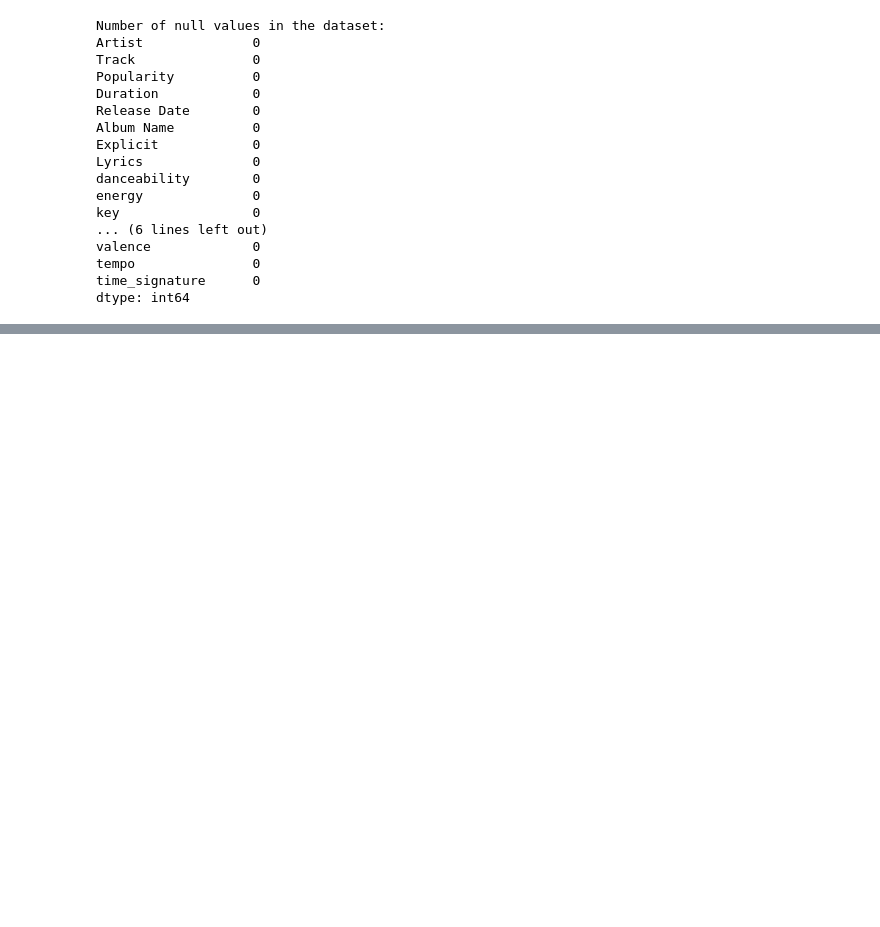
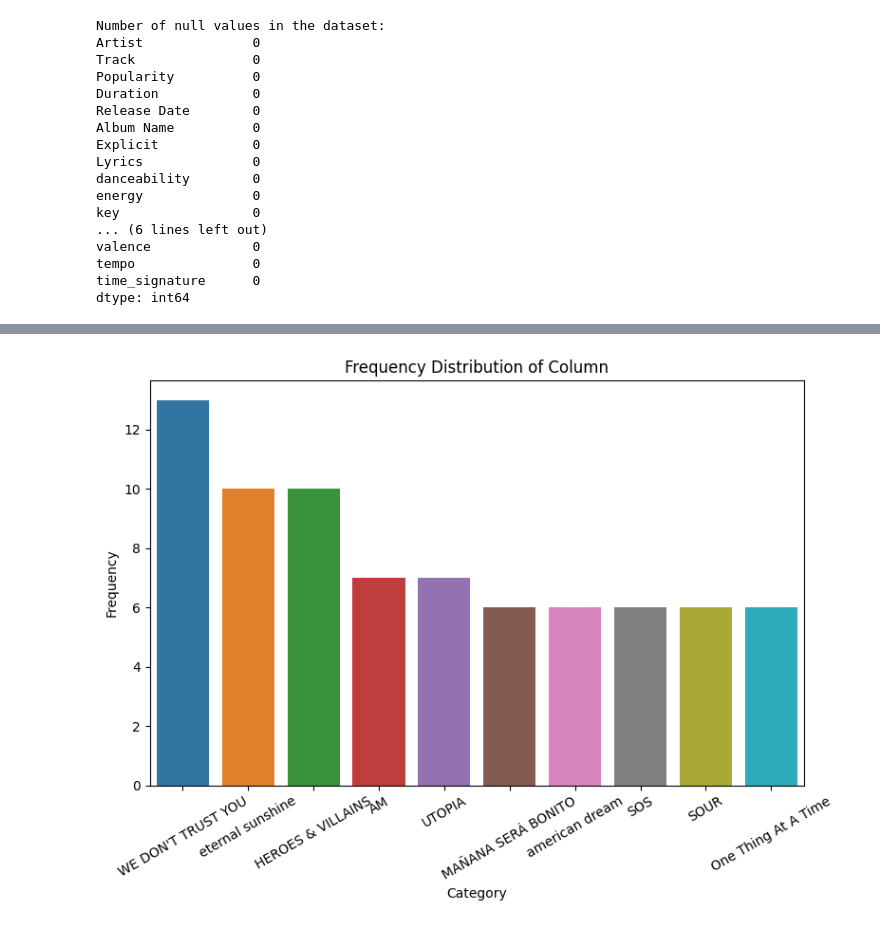
Before and after one commit to Alex-Mak-MCW/SpotifyDataScienceProject, a Jupyter notebook: Data_Preprocessing/dataPreprocessing.ipynb, the cells around one changed output, grey strips where cells are left out. Cells and saved outputs as stored; diff of their text form; code cells hidden in the pictures; blank space fills up the shorter version.

```diff
--- a/Data_Preprocessing/dataPreprocessing.ipynb
+++ b/Data_Preprocessing/dataPreprocessing.ipynb
@@ -236,0 +312,27 @@ dtype: int64
+# %%
+# Frequency analysis
+
+# frequency analysis for categorical variable and encoded numerical variables:
+import matplotlib.pyplot as plt
+
+# artist is uniformly distributed
+# track is an issue now
+# album is interesing though
+
+
+test=df['Album Name'].value_counts().head(10)
+
+test_df=test.reset_index()
+test_df.columns=['Category', 'Frequency']
+
+# Plot the frequency distribution using a boxplot
+plt.figure(figsize=(8, 6))
+sns.barplot(y='Frequency', x='Category' ,data=test_df)
+plt.xlabel('Category')
+plt.title('Frequency Distribution of Column')
+plt.xticks(rotation=30)
+
+plt.tight_layout()
+plt.show()
+# %% [output]
+[figure, added]
```
Also changed, not shown: parts of 30 cells of this notebook, 13 other files.
